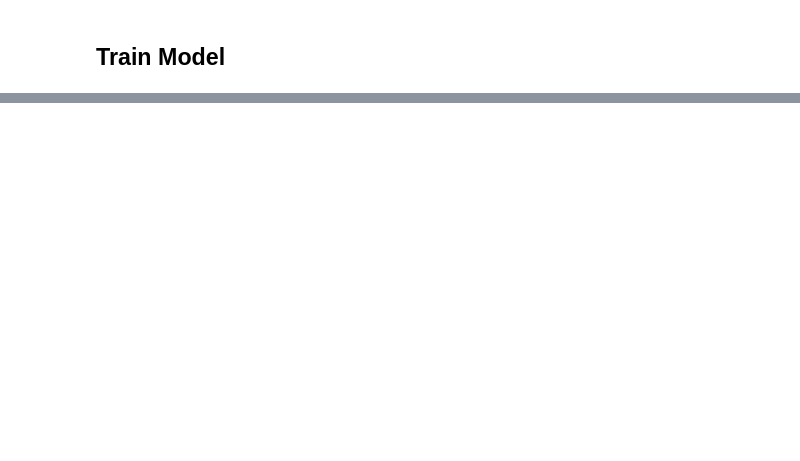
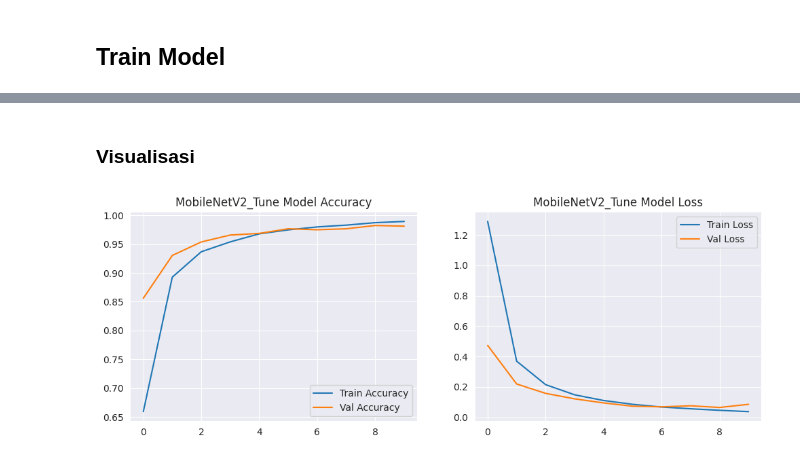
Before and after one commit to jerico-c/eatzi, a Jupyter notebook: Model_CNN_Capstone/capstone-model-cnn.ipynb, the cells around one changed output, grey strips where cells are left out. Saved outputs shown, nothing was run; the diff lists cells and outputs as text; code cells hidden in the pictures; blank space fills up the shorter version.

```diff
--- a/Model_CNN_Capstone/capstone-model-cnn.ipynb
+++ b/Model_CNN_Capstone/capstone-model-cnn.ipynb
@@ -653,0 +931,13 @@ convert_model1 berhasil di zip
+# %%
+callbacks = [
+    EarlyStopping(monitor='val_loss', patience=8, restore_best_weights=True),
+    ReduceLROnPlateau(monitor='val_loss', factor=0.5, patience=4, min_lr=1e-6),
+    ModelCheckpoint('best_model_{val_accuracy:.2f}.h5', monitor='val_accuracy', save_best_only=True)
+]
+
+history_tuning = model_tuning.fit(
+    train_generator,
+    validation_data=val_generator,
+    epochs=10,
+    callbacks=callbacks
+)
@@ -653,0 +979,19 @@ convert_model1 berhasil di zip
+# %% [markdown]
+### **Visualisasi**
+# %%
+# Plot training history MobileNetV2_Tune
+plt.figure(figsize=(12, 4))
+plt.subplot(1, 2, 1)
+plt.plot(history_tuning.history['accuracy'], label='Train Accuracy')
+plt.plot(history_tuning.history['val_accuracy'], label='Val Accuracy')
+plt.title('MobileNetV2_Tune Model Accuracy')
+plt.legend()
+
+plt.subplot(1, 2, 2)
+plt.plot(history_tuning.history['loss'], label='Train Loss')
+plt.plot(history_tuning.history['val_loss'], label='Val Loss')
+plt.title('MobileNetV2_Tune Model Loss')
+plt.legend()
+plt.show()
+# %% [output]
+[figure, added]
```
Also changed, not shown: parts of 43 cells of this notebook.
